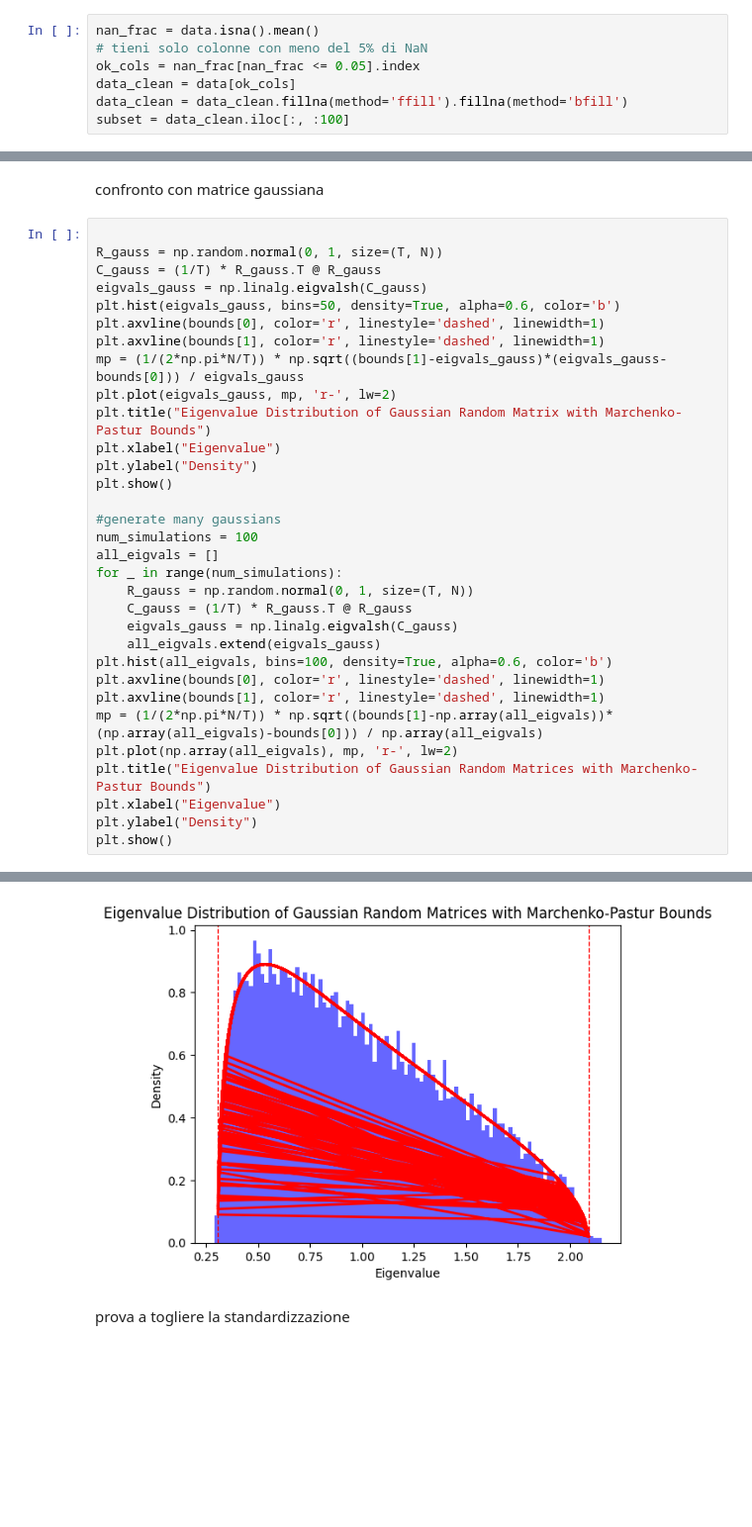
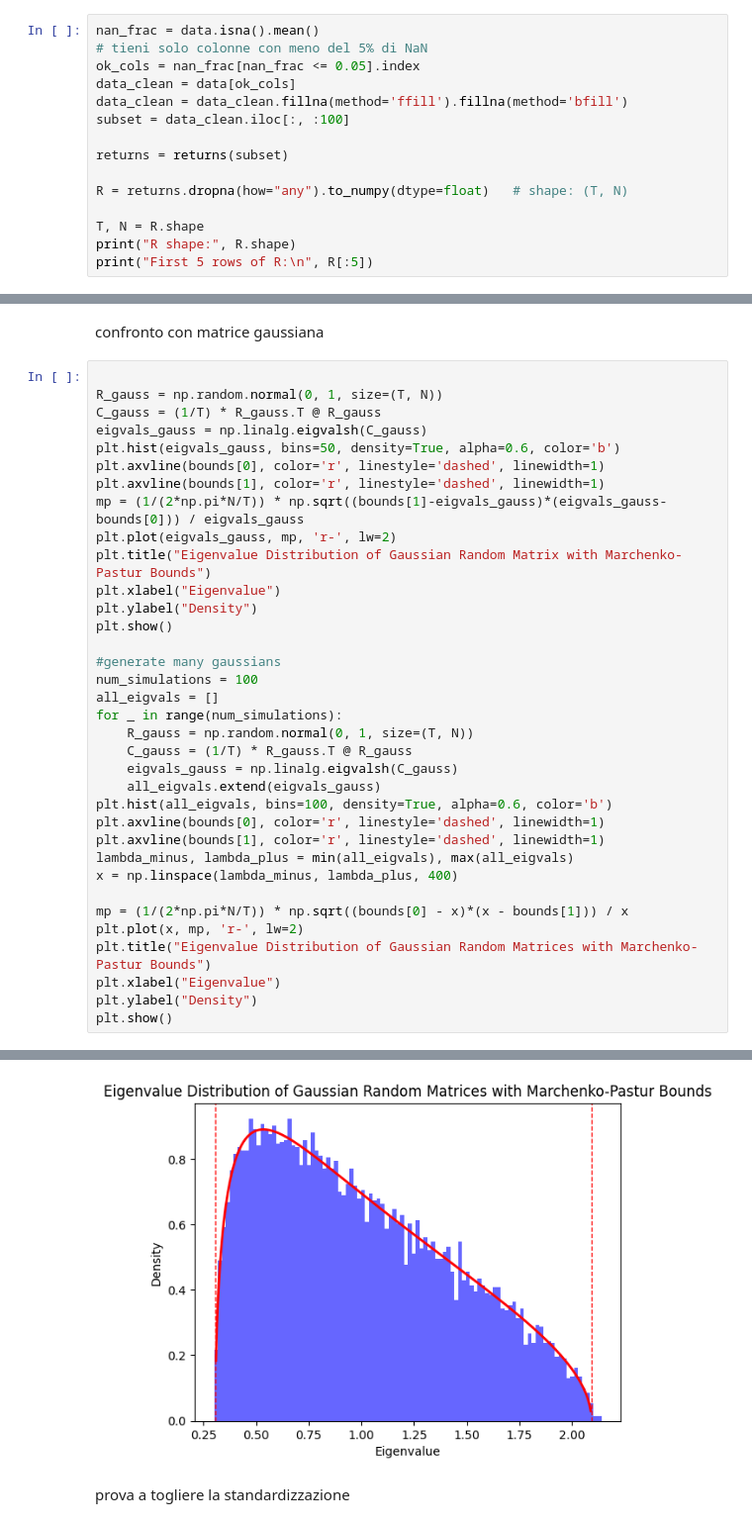
Before and after one commit to Bombaric/ProblemSolving, a Jupyter notebook: notebooks/04_mp.ipynb, the cells around one changed output, grey strips where cells are left out. Shown at 99% size. Drawn from its saved outputs; the diff is of its cells as text; blank space fills up the shorter version.

```diff
--- a/notebooks/04_mp.ipynb
+++ b/notebooks/04_mp.ipynb
@@ -25,3 +24,11 @@ ok_cols = nan_frac[nan_frac <= 0.05].index
 data_clean = data[ok_cols]
 data_clean = data_clean.fillna(method='ffill').fillna(method='bfill')
 subset = data_clean.iloc[:, :100]
+
+returns = returns(subset)
+
+R = returns.dropna(how="any").to_numpy(dtype=float)   # shape: (T, N)
+
+T, N = R.shape
+print("R shape:", R.shape)
+print("First 5 rows of R:\n", R[:5])
@@ -105,8 +119,11 @@ for _ in range(num_simulations):
 plt.hist(all_eigvals, bins=100, density=True, alpha=0.6, color='b')
 plt.axvline(bounds[0], color='r', linestyle='dashed', linewidth=1)
 plt.axvline(bounds[1], color='r', linestyle='dashed', linewidth=1)
-mp = (1/(2*np.pi*N/T)) * np.sqrt((bounds[1]-np.array(all_eigvals))*(np.array(all_eigvals)-bounds[0])) / np.array(all_eigvals)
-plt.plot(np.array(all_eigvals), mp, 'r-', lw=2)
+lambda_minus, lambda_plus = min(all_eigvals), max(all_eigvals)
+x = np.linspace(lambda_minus, lambda_plus, 400)
+
+mp = (1/(2*np.pi*N/T)) * np.sqrt((bounds[0] - x)*(x - bounds[1])) / x
+plt.plot(x, mp, 'r-', lw=2)
 plt.title("Eigenvalue Distribution of Gaussian Random Matrices with Marchenko-Pastur Bounds")
 plt.xlabel("Eigenvalue")
 plt.ylabel("Density")
@@ -116,3 +133,3 @@ plt.show()
-[figure, old version]
+[figure, new version]
 # %% [markdown]
 prova a togliere la standardizzazione
```
Also changed, not shown: parts of 8 cells of this notebook, 3 other files.
